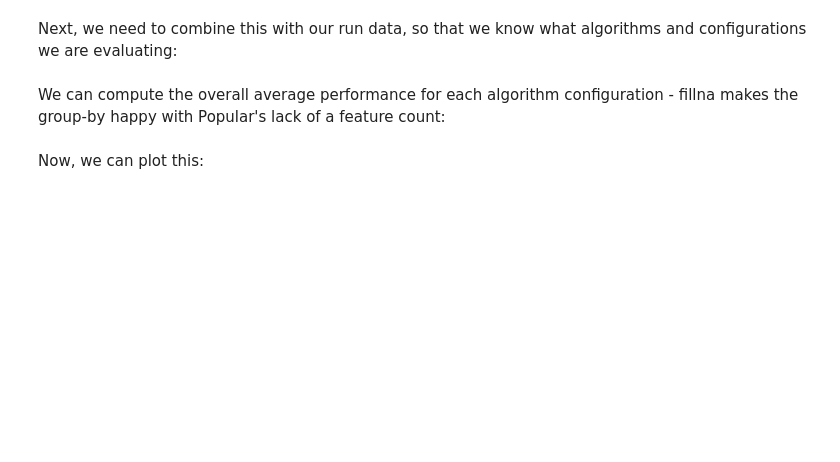
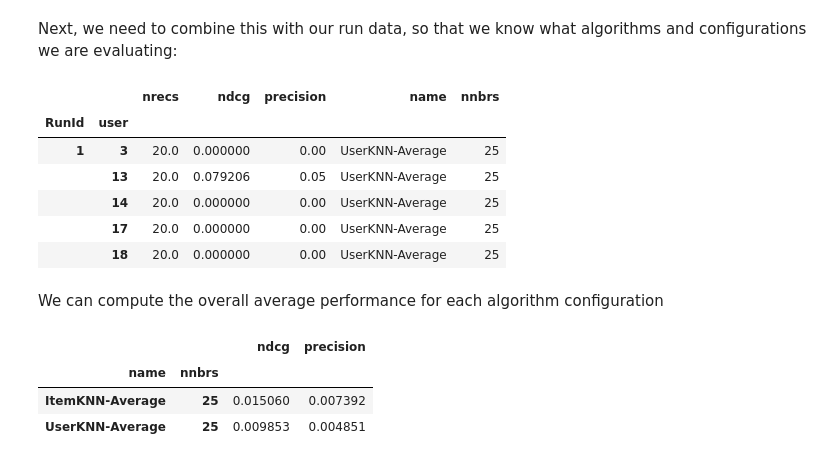
Before and after one commit to jacobmunson/lenskit_confidence, a Jupyter notebook: examples/BaselinesEval_UBCF_IBCF.ipynb, the cells around one changed output. Drawn from its saved outputs; the diff is of its cells as text; code cells hidden in the pictures; blank space fills up the shorter version.

```diff
--- a/examples/BaselinesEval_UBCF_IBCF.ipynb
+++ b/examples/BaselinesEval_UBCF_IBCF.ipynb
@@ -33,9 +33,8 @@ Then set up the data access.
 # %%
-#mlsmall = MovieLens('../data/ml-latest-small')
-#mlsmall = MovieLens('../data/ml-1m')
-#mlsmall = MovieLens('../data/ml-10m')
-#mlsmall = MovieLens('../data/ml-20m')
-data = Netflix('../data/netflix')
+data = MovieLens('../data/ml-1m')
+#data = MovieLens('../data/ml-10m')
+#data = MovieLens('../data/ml-20m')
+#data = MovieLens('../data/jester')
 # %% [markdown]
 ## Experiment
 # %% [markdown]
@@ -47,3 +48,2 @@ We're going to use a 5-fold cross-validation setup.  We save the data into a lis
 # %%
-pairs = list(partition_netflix(data))
-#pairs = list(partition_users(mlsmall.ratings, 5, SampleN(5)))
+pairs = list(partition_users(data.ratings, 5, SampleN(5)))
@@ -103,0 +161,2 @@ truth
+# %%
+truth = truth[['user', 'item', 'rating']] # just grabbing what we need
@@ -107,6 +175,5 @@ Now we can set up an analysis and compute the results.
 rla = topn.RecListAnalysis()
 rla.add_metric(topn.ndcg) # precision, recall, recip_rank, dcg, ndcg
 rla.add_metric(topn.precision)
-#rla.add_metric(predict.rmse)
-raw_ndcg = rla.compute(recs, truth)
-raw_ndcg.head()
+topn_compute = rla.compute(recs, truth)
+topn_compute.head()
@@ -113,13 +196,22 @@ raw_ndcg.head()
 # %% [markdown]
 Next, we need to combine this with our run data, so that we know what algorithms and configurations we are evaluating:
 # %%
-### FOR NEIGHBORHOOD-BASED METHODS ONLY ###
-ndcg = raw_ndcg.join(runs[['name', 'nnbrs']], on = 'RunId')
-ndcg.head()
+topn_results = topn_compute.join(runs[['name', 'nnbrs']], on = 'RunId')
+topn_results.head()
+# %% [output]
+|  |  | nrecs | ndcg | precision | name | nnbrs |
+| RunId | user |  |  |  |  |  |
+| 1 | 3 | 20.0 | 0.000000 | 0.00 | UserKNN-Average | 25 |
+|  | 13 | 20.0 | 0.079206 | 0.05 | UserKNN-Average | 25 |
+|  | 14 | 20.0 | 0.000000 | 0.00 | UserKNN-Average | 25 |
+|  | 17 | 20.0 | 0.000000 | 0.00 | UserKNN-Average | 25 |
+|  | 18 | 20.0 | 0.000000 | 0.00 | UserKNN-Average | 25 |
 # %% [markdown]
-We can compute the overall average performance for each algorithm configuration - fillna makes the group-by happy with Popular's lack of a feature count:
+We can compute the overall average performance for each algorithm configuration
 # %%
-### FOR NEIGHBORHOOD-BASED METHODS ONLY ###
-ndcg.fillna(0).groupby(['name', 'nnbrs'])['ndcg','precision'].mean()
+topn_results.fillna(0).groupby(['name', 'nnbrs'])['ndcg','precision'].mean()
+# %% [output]
+|  |  | ndcg | precision |
+| name | nnbrs |  |  |
+| ItemKNN-Average | 25 | 0.015060 | 0.007392 |
+| UserKNN-Average | 25 | 0.009853 | 0.004851 |
-# %% [markdown]
-Now, we can plot this:
```
Also changed, not shown: parts of 46 cells of this notebook.
